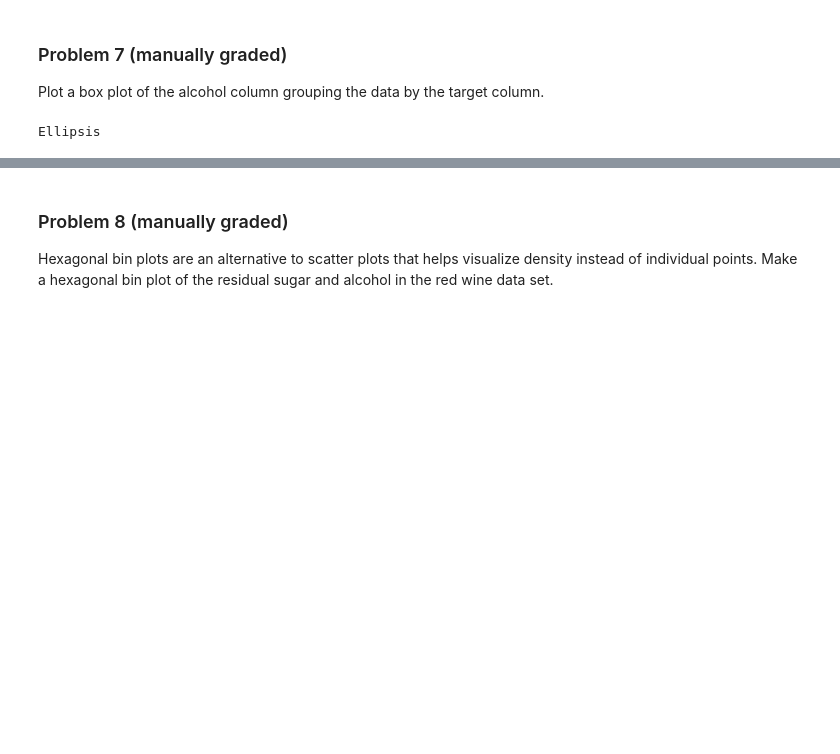
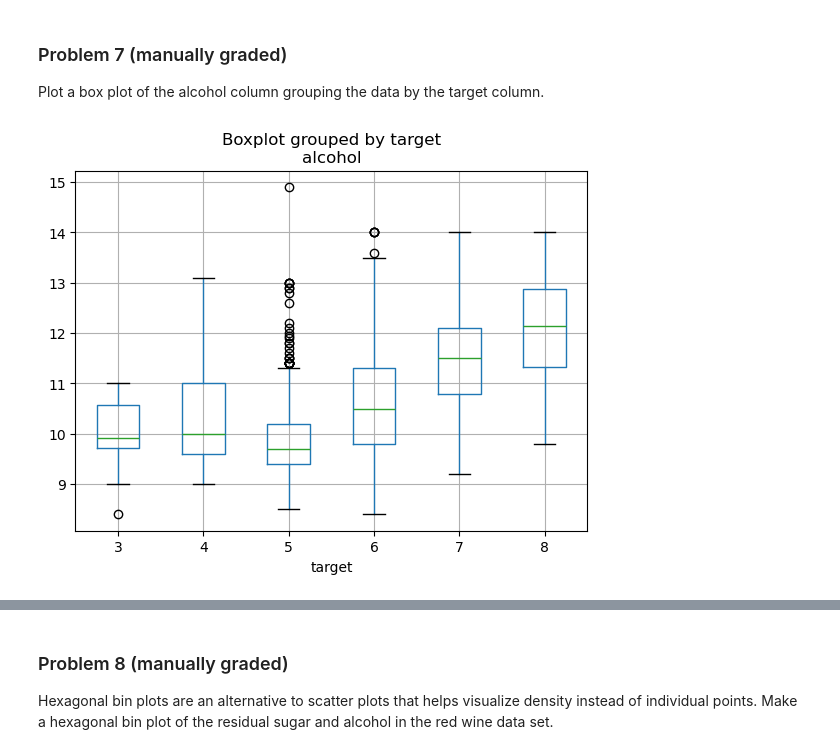
Before and after one commit to calebhadley1/dx602-homework-10, a Jupyter notebook: homework.ipynb, the cells around one changed output, grey strips where cells are left out. Saved outputs shown, nothing was run; the diff lists cells and outputs as text; code cells hidden in the pictures; blank space fills up the shorter version.

```diff
--- a/homework.ipynb
+++ b/homework.ipynb
@@ -143,9 +143,10 @@ Plot a box plot of the alcohol column grouping the data by the target column.
 # %%
 # YOUR CHANGES HERE
 
-...
+red_wine.boxplot(column="alcohol", by="target")
+None
 # %% [output]
-Ellipsis
+[figure, added]
 # %% [markdown]
 <div style="page-break-after: always;"></div>
 # %% [markdown]
```
Also changed, not shown: parts of 19 cells of this notebook.
